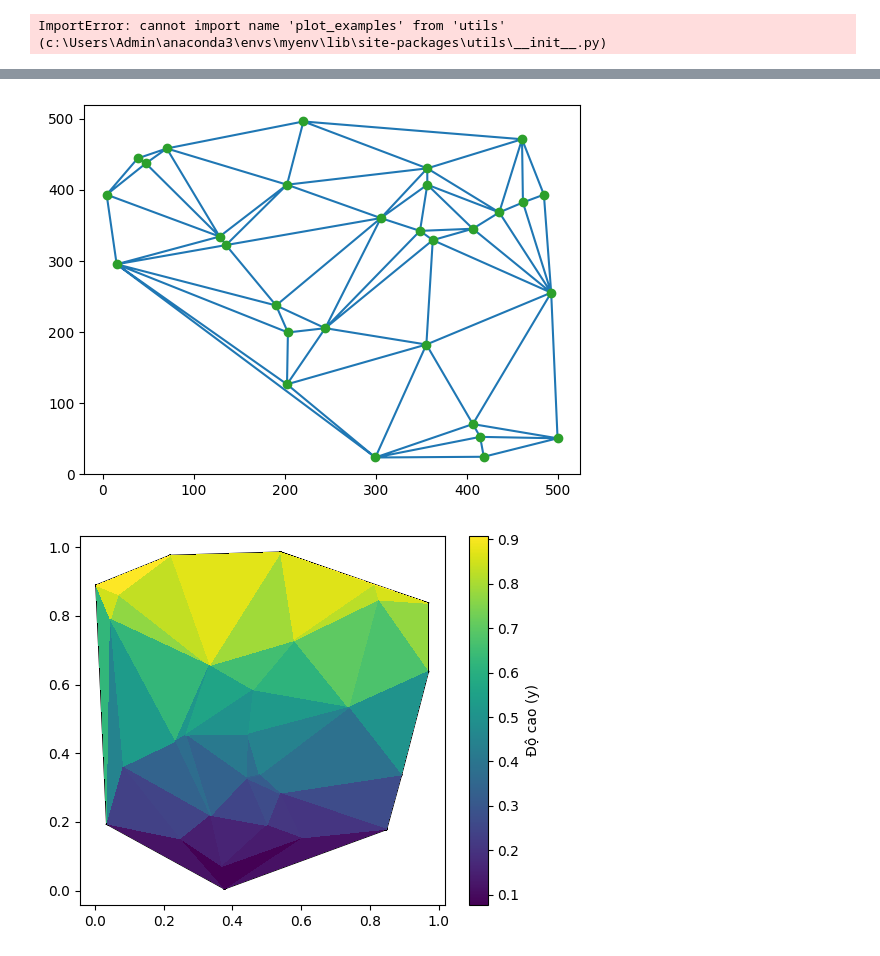
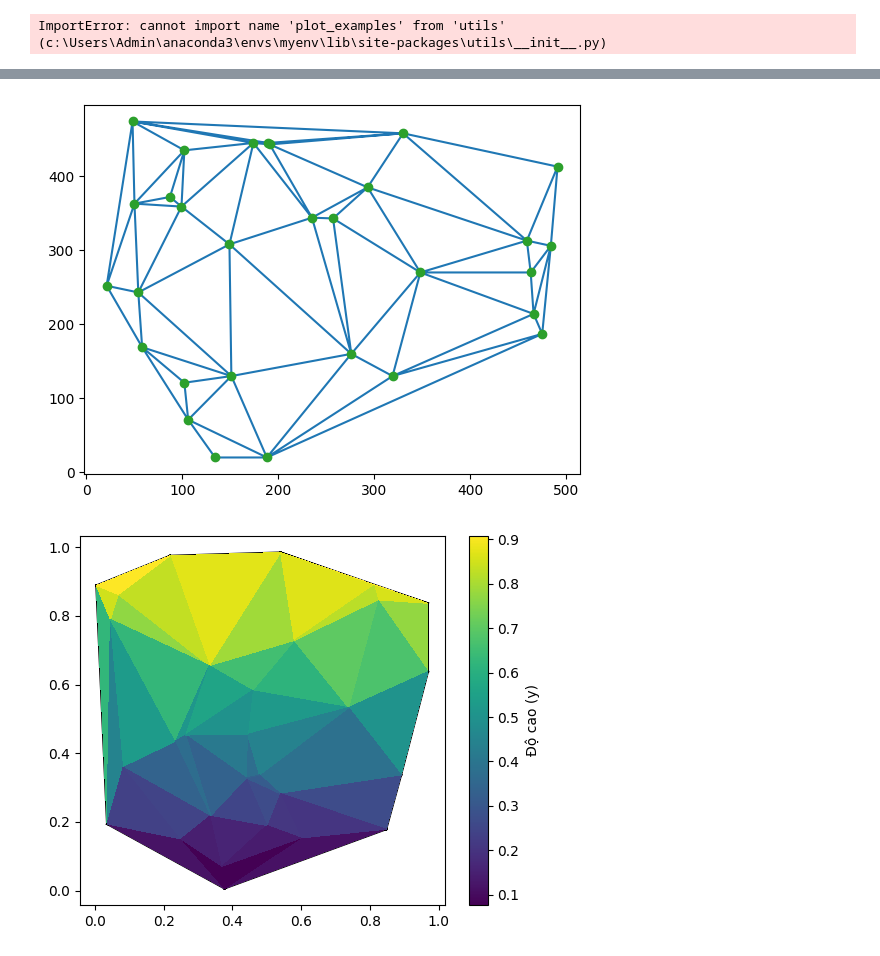
Before and after one commit to UncPham/Filter, a Jupyter notebook: notebooks/explore_albumentations.ipynb, the cells around one changed output, grey strips where cells are left out. Drawn from its saved outputs; the diff is of its cells as text; code cells hidden in the pictures.

```diff
--- a/notebooks/explore_albumentations.ipynb
+++ b/notebooks/explore_albumentations.ipynb
@@ -90,22 +90,19 @@ Requirement already satisfied: six>=1.5 in c:\users\admin\anaconda3\envs\myenv\l
 # %%
 import numpy as np
 import matplotlib.pyplot as plt
 from scipy.spatial import Delaunay
-
+np.random.seed(42)
 width, height = 500, 500
-
 # Tạo một tập hợp các điểm ngẫu nhiên
-points = np.random.randint(0, high=min(width, height), size=(30, 2)).astype(float)
-
+points = np.random.randint(0, high=min(width, height), size=(30, 2), ).astype(float)
 # Thực hiện Delaunay Triangulation
 tri = Delaunay(points)
-
 # Vẽ kết quả
 plt.triplot(points[:, 0], points[:, 1], tri.simplices)
 plt.plot(points[:, 0], points[:, 1], 'o')
 plt.show()
 # %% [output]
-[figure, old version]
+[figure, new version]
 # %%
 import cv2
 import numpy as np
```
Also changed, not shown: 7 other files.
